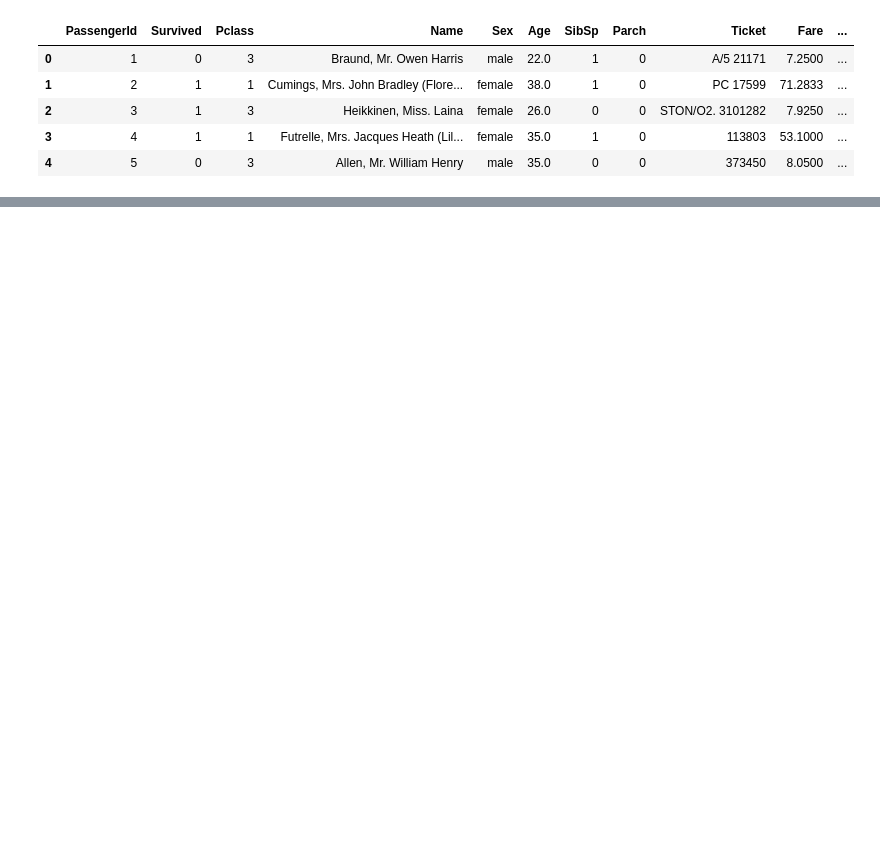
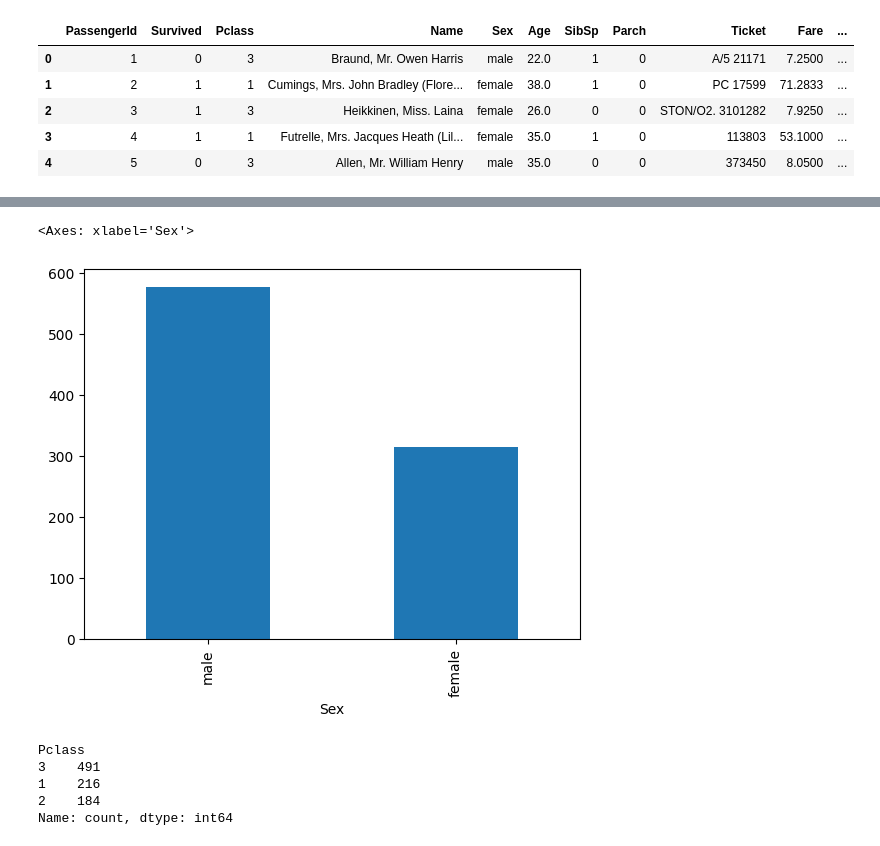
Before and after one commit to Lethiciasr/TITANIC---An-lise-de-dados, a Jupyter notebook: main.ipynb, the cells around one changed output, grey strips where cells are left out. Cells and saved outputs as stored; diff of their text form; code cells hidden in the pictures; blank space fills up the shorter version.

```diff
--- a/main.ipynb
+++ b/main.ipynb
@@ -60,0 +141,15 @@ df.info
+# %%
+Sexo = df["Sex"].value_counts()
+# %%
+Sexo.plot(kind='bar')
+# %% [output]
+<Axes: xlabel='Sex'>
+[figure, added]
+# %%
+df["Pclass"].value_counts()
+# %% [output]
+Pclass
+3    491
+1    216
+2    184
+Name: count, dtype: int64
```
Also changed, not shown: parts of 39 cells of this notebook.
